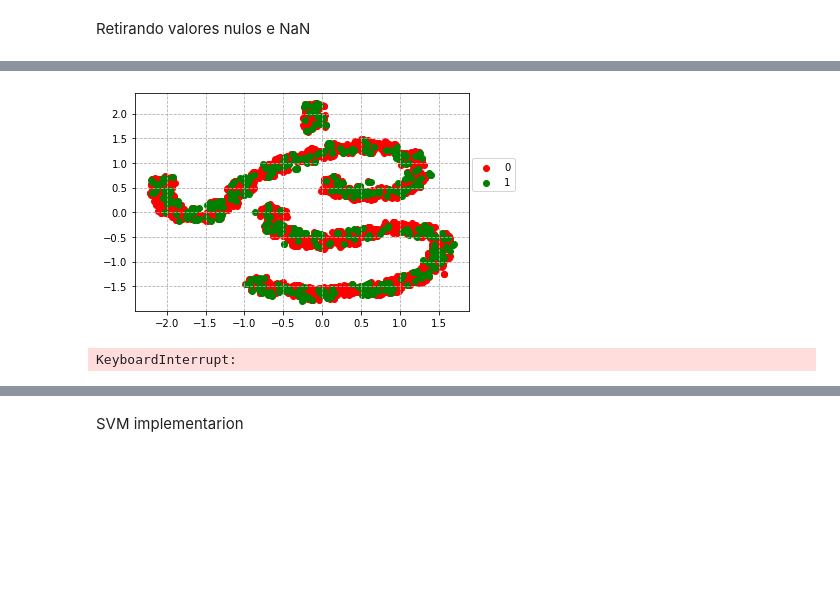
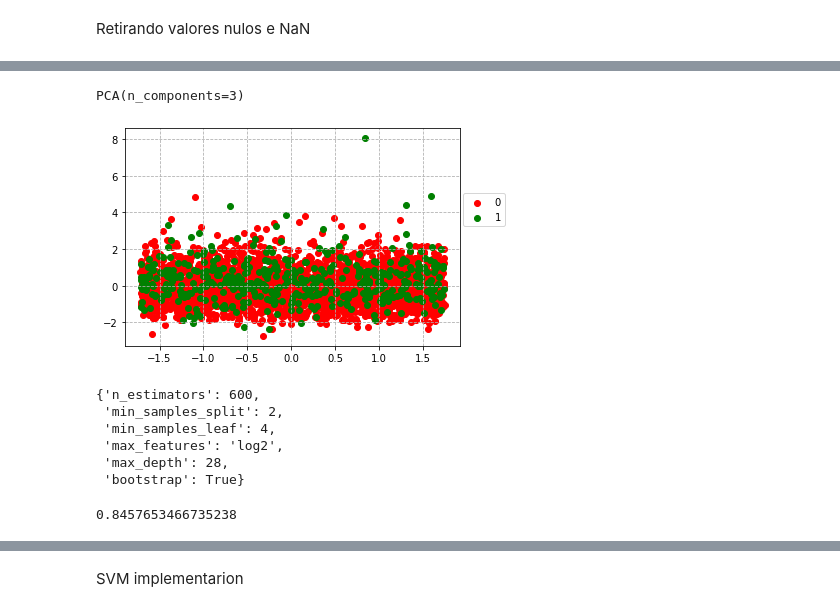
Before and after one commit to ianloron00/ML-project, a Jupyter notebook: P4 - Heart Disease Prediction through SV.ipynb, the cells around one changed output, grey strips where cells are left out. Drawn from its saved outputs; the diff is of its cells as text; code cells hidden in the pictures; blank space fills up the shorter version.

Commit message:
f beta implemented 🔥

```diff
--- a/P4 - Heart Disease Prediction through SV.ipynb
+++ b/P4 - Heart Disease Prediction through SV.ipynb
@@ -31,7 +35,7 @@ from sklearn.model_selection import cross_validate
 # %% [markdown]
 Abaixo, funcoes de plots (ou tentativas rs) de plotar o gráfico. O último que postei era essa primeira funcao. Este comentário será apagado em 24 horas, boa noite.
 # %%
-def print_tsne(samples_2d, targets):
+def print_dim_reduced_data(samples_2d, targets):
     # tsne = TSNE(n_components=2, random_state=0)
     # samples_2d = tsne.fit_transform(samples)
     target_ids = range(2)
@@ -105,14 +122,20 @@ y=data["TenYearCHD"]
 X=data.drop('TenYearCHD',axis=1)
 # %%
 # X = TSNE(n_components=2).fit_transform(X)
+pca = PCA(n_components=3)
+pca.fit(X)
+# %% [output]
+PCA(n_components=3)
 # %%
-X_train, X_test, y_train, y_test = train_test_split(X, y, test_size=0.20, random_state = 200)
+X_reduced=pca.transform(X)
+X_train, X_test, y_train, y_test = train_test_split(X_reduced, y, test_size=0.20, random_state = 200)
 # %%
 scaler = StandardScaler()
 X_train = scaler.fit_transform(X_train)
 X_test = scaler.transform(X_test)
 # %%
 # print data distribution after t-SNE reduction
-# print_tsne(X_train, y_train)
+print_dim_reduced_data(X_train, y_train)
+# print_2d_data(X_train, y_train)
 # %% [output]
-[figure, old version]
+[figure, new version]
@@ -134,11 +159,20 @@ grid_rfc = {
 clf_rfc = RandomForestClassifier()
 
 #  Random search of parameters. Uses our shuffle selection cross validation,
-#  and search across 100 different (shuffle) combinations, and use all available cores
+#  and search across "n_iter" different (shuffle) combinations, and use all available cores
 rf_random = RandomizedSearchCV(estimator = clf_rfc, param_distributions = grid_rfc,
-                               n_iter = 100, cv = 10, random_state=200)
+                               n_iter = 30, cv = 10, random_state=200, scoring=[f_beta])
 
 rf_random.fit(X_train, y_train)
 rf_random.best_params_
 # %% [output]
-KeyboardInterrupt:
+{'n_estimators': 600,
+ 'min_samples_split': 2,
+ 'min_samples_leaf': 4,
+ 'max_features': 'log2',
+ 'max_depth': 28,
+ 'bootstrap': True}
+# %%
+rf_random.best_score_
+# %% [output]
+0.8457653466735238
```
Also changed, not shown: parts of 8 cells of this notebook.
